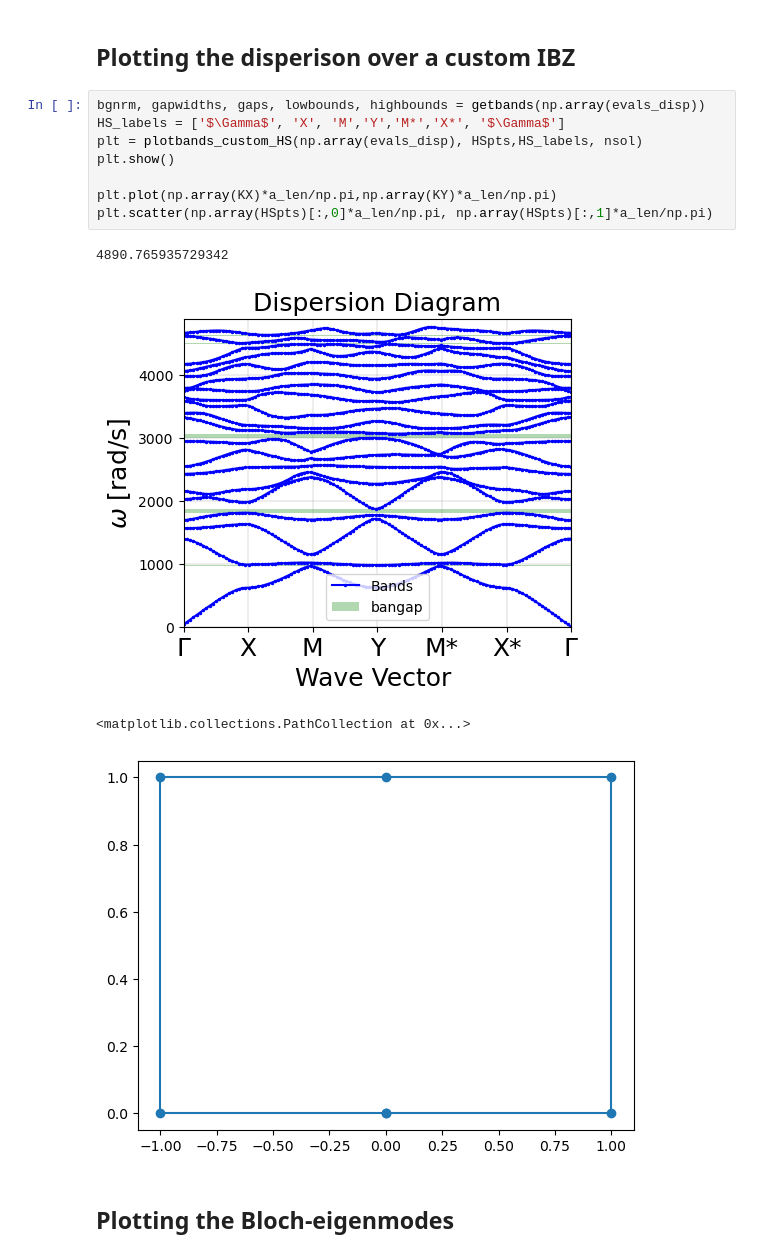
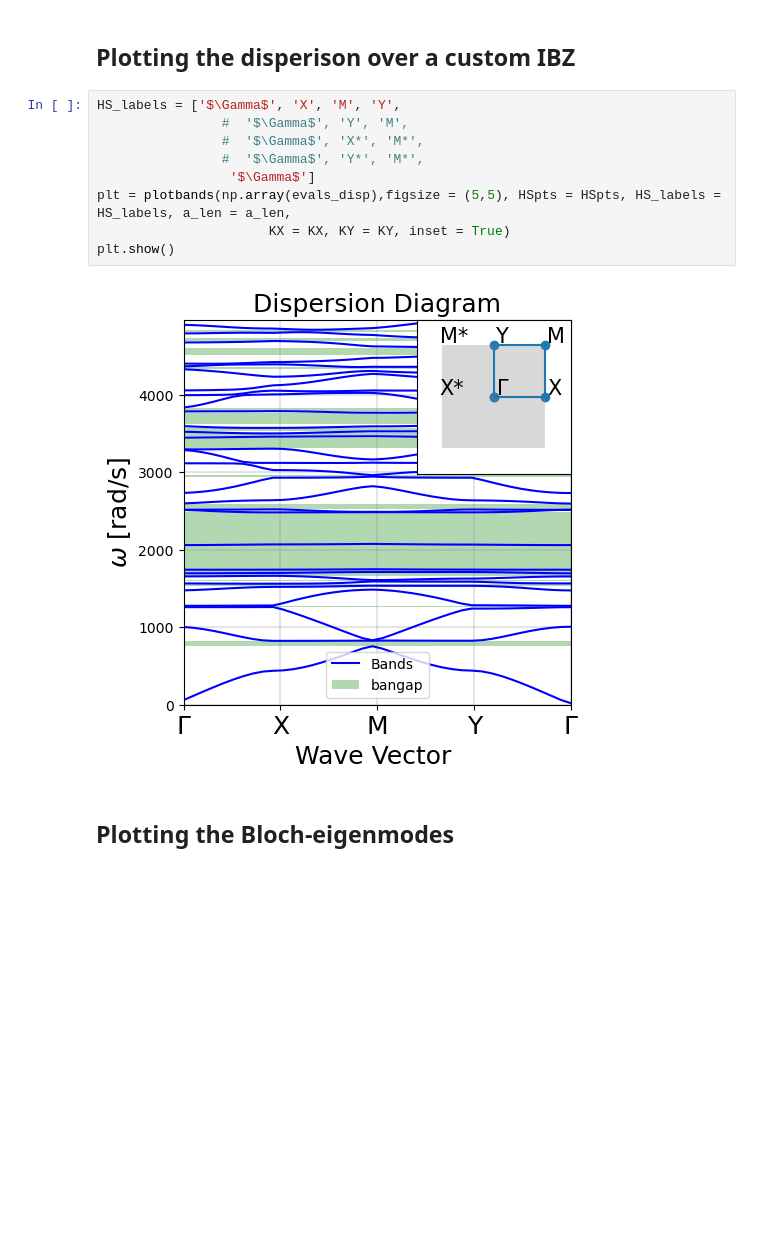
Before and after one commit to jtempelman95/fenonics, a Jupyter notebook: RepoCodes/real_build/TutorialNotebook.ipynb, the cells around one changed output. Cells and saved outputs as stored; diff of their text form; blank space fills up the shorter version.

```diff
--- a/RepoCodes/real_build/TutorialNotebook.ipynb
+++ b/RepoCodes/real_build/TutorialNotebook.ipynb
@@ -222,18 +224,16 @@ T total...3.243
 # %% [markdown]
 ## Plotting the disperison over a custom IBZ
-# %%
-bgnrm, gapwidths, gaps, lowbounds, highbounds = getbands(np.array(evals_disp))
-HS_labels = ['$\Gamma$', 'X', 'M','Y','M*','X*', '$\Gamma$']
-plt = plotbands_custom_HS(np.array(evals_disp), HSpts,HS_labels, nsol)
-plt.show()
-
-plt.plot(np.array(KX)*a_len/np.pi,np.array(KY)*a_len/np.pi)
-plt.scatter(np.array(HSpts)[:,0]*a_len/np.pi, np.array(HSpts)[:,1]*a_len/np.pi)
-# %% [output]
-4890.765935729342
-[figure, removed]
-<matplotlib.collections.PathCollection at 0x...>
-[figure, removed]
+# %%
+HS_labels = ['$\Gamma$', 'X', 'M', 'Y',
+                #  '$\Gamma$', 'Y', 'M',
+                #  '$\Gamma$', 'X*', 'M*',
+                #  '$\Gamma$', 'Y*', 'M*',
+                 '$\Gamma$']
+plt = plotbands(np.array(evals_disp),figsize = (5,5), HSpts = HSpts, HS_labels = HS_labels, a_len = a_len,
+                      KX = KX, KY = KY, inset = True)
+plt.show()
+# %% [output]
+[figure, added]
 # %% [markdown]
 ## Plotting the Bloch-eigenmodes
 # %%
```
Also changed, not shown: parts of 4 cells of this notebook, 3 other files.
